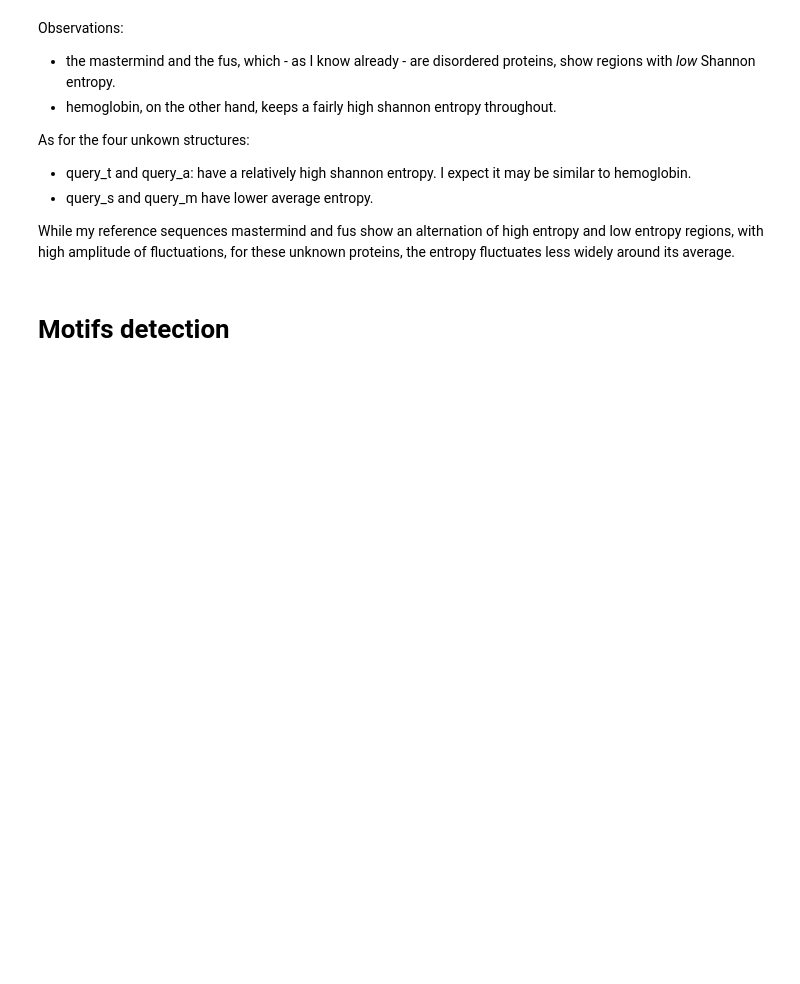
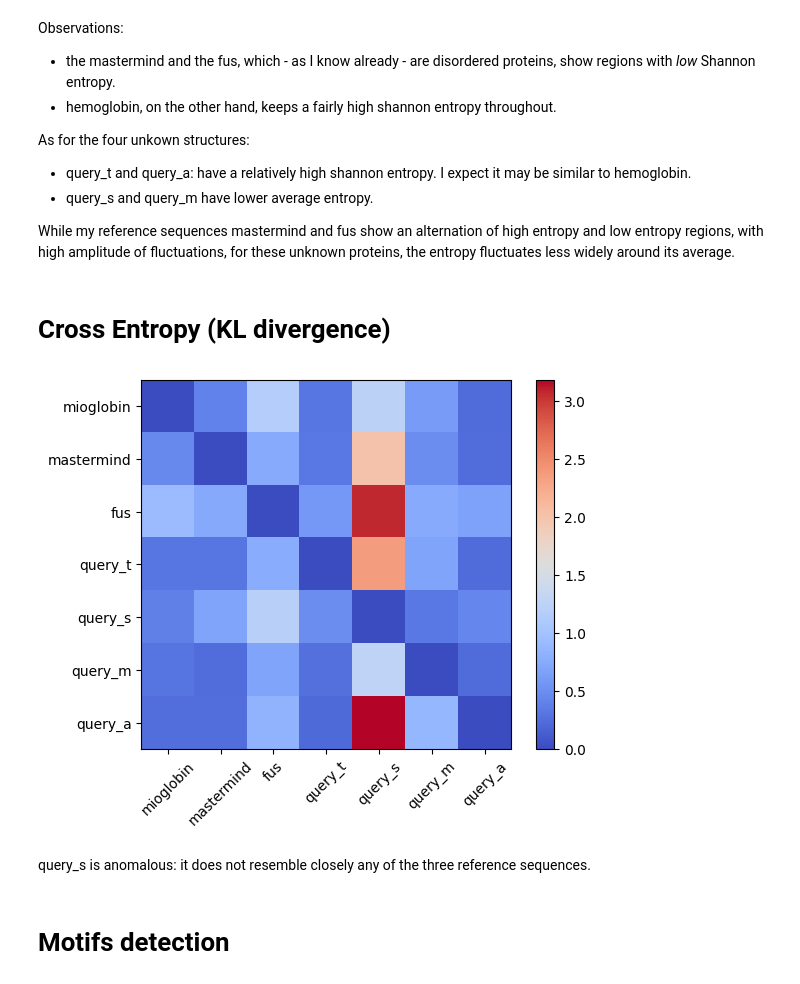
Before and after one commit to miriamzara/Biological_Datasets, a Jupyter notebook: homeworks/task_1.ipynb, the cells around one changed output. Cells and saved outputs as stored; diff of their text form; code cells hidden in the pictures; blank space fills up the shorter version.

```diff
--- a/homeworks/task_1.ipynb
+++ b/homeworks/task_1.ipynb
@@ -61,6 +61,28 @@ def sliding_window_entropy(sequence, window_length=21):
         results[i] = shannon_entropy(window_slice)
 
     return indices, results
+
+
+
+def kl_divergence(sequence_a, sequence_b):
+
+    analysis_a = ProteinAnalysis(sequence_a)
+    analysis_b = ProteinAnalysis(sequence_b)
+    p_dict = analysis_a.amino_acids_percent
+    q_dict = analysis_b.amino_acids_percent
+
+    epsilon = 1e-10
+
+    amino_acids = "ACDEFGHIKLMNPQRSTVWY"
+    P = np.array([p_dict.get(aa, 0) for aa in amino_acids]) + epsilon
+    Q = np.array([q_dict.get(aa, 0) / 100 for aa in amino_acids]) + epsilon
+
+    P /= P.sum()
+    Q /= Q.sum()
+
+    kl_div = np.sum(P * np.log2(P / Q))
+
+    return kl_div
 # %%
 H_mioglobin = sliding_window_entropy(np.array(list(mioglobin)))
 H_mastermind = sliding_window_entropy(np.array(list(mastermind)))
@@ -112,6 +134,26 @@ As for the four unkown structures:
 - query_s and query_m have lower average entropy.
 
 While my reference sequences mastermind and fus show an alternation of high entropy and low entropy regions, with high amplitude of fluctuations, for these unknown proteins, the entropy fluctuates less widely around its average.
+# %% [markdown]
+# Cross Entropy (KL divergence)
+# %%
+kl_matrix = np.zeros((7, 7))
+
+for i, name_a in enumerate(seq_dict.keys()):
+    for j, name_b in enumerate(seq_dict.keys()):
+        kl_matrix[i, j] = kl_divergence(seq_dict[name_a], seq_dict[name_b])
+
+
+im = plt.imshow(kl_matrix, cmap = "coolwarm")
+names =seq_dict.keys()
+plt.xticks(range(len(names)), names, rotation = 45)
+plt.yticks(range(len(names)), names)
+plt.colorbar(im)
+plt.show()
+# %% [output]
+[figure, added]
+# %% [markdown]
+query_s is anomalous: it does not resemble closely any of the three reference sequences.
 # %% [markdown]
 # Motifs detection
 # %%
```
Also changed, not shown: parts of 9 cells of this notebook, 2 other files.
